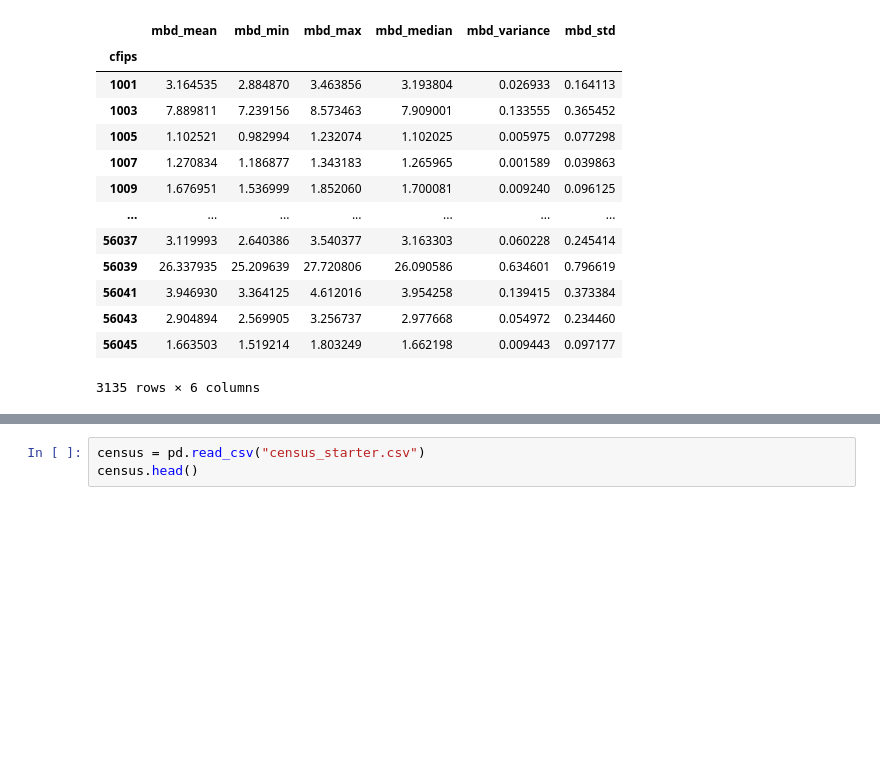
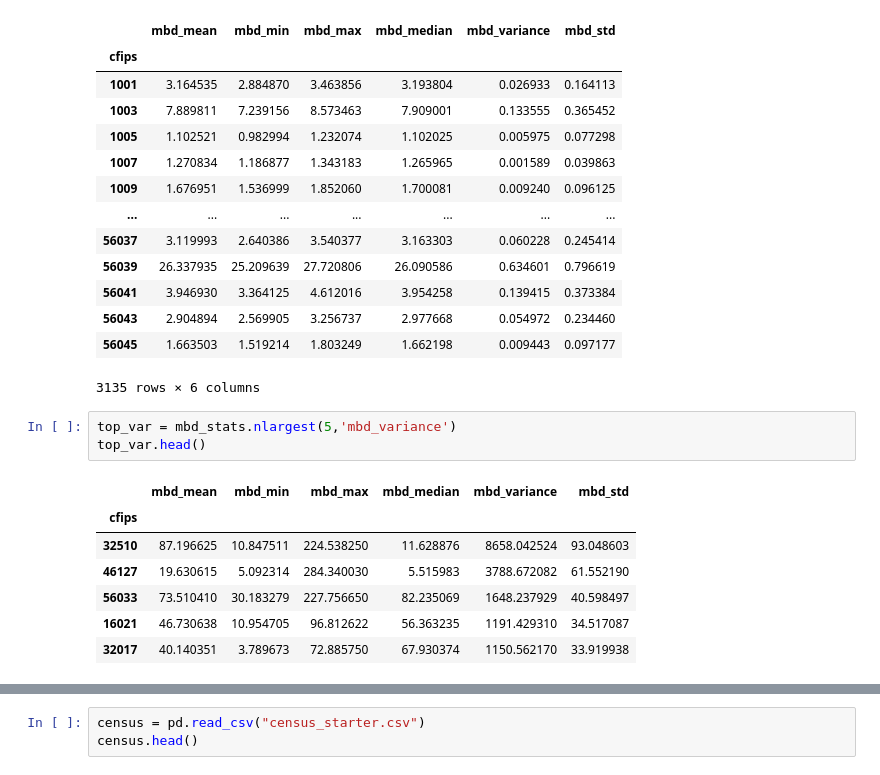
Before and after one commit to nic-hooper/microbusiness_density, a Jupyter notebook: checkpoint2.ipynb, the cells around one changed output, grey strips where cells are left out. Drawn from its saved outputs; the diff is of its cells as text; blank space fills up the shorter version.

```diff
--- a/checkpoint2.ipynb
+++ b/checkpoint2.ipynb
@@ -99,3 +99,14 @@ mbd_stats
 | 56043 | 2.904894 | 2.569905 | 3.256737 | 2.977668 | 0.054972 | 0.234460 |
 | 56045 | 1.663503 | 1.519214 | 1.803249 | 1.662198 | 0.009443 | 0.097177 |
 3135 rows × 6 columns
+# %%
+top_var = mbd_stats.nlargest(5,'mbd_variance')
+top_var.head()
+# %% [output]
+|  | mbd_mean | mbd_min | mbd_max | mbd_median | mbd_variance | mbd_std |
+| cfips |  |  |  |  |  |  |
+| 32510 | 87.196625 | 10.847511 | 224.538250 | 11.628876 | 8658.042524 | 93.048603 |
+| 46127 | 19.630615 | 5.092314 | 284.340030 | 5.515983 | 3788.672082 | 61.552190 |
+| 56033 | 73.510410 | 30.183279 | 227.756650 | 82.235069 | 1648.237929 | 40.598497 |
+| 16021 | 46.730638 | 10.954705 | 96.812622 | 56.363235 | 1191.429310 | 34.517087 |
+| 32017 | 40.140351 | 3.789673 | 72.885750 | 67.930374 | 1150.562170 | 33.919938 |
```
Also changed, not shown: parts of 4 cells of this notebook.
